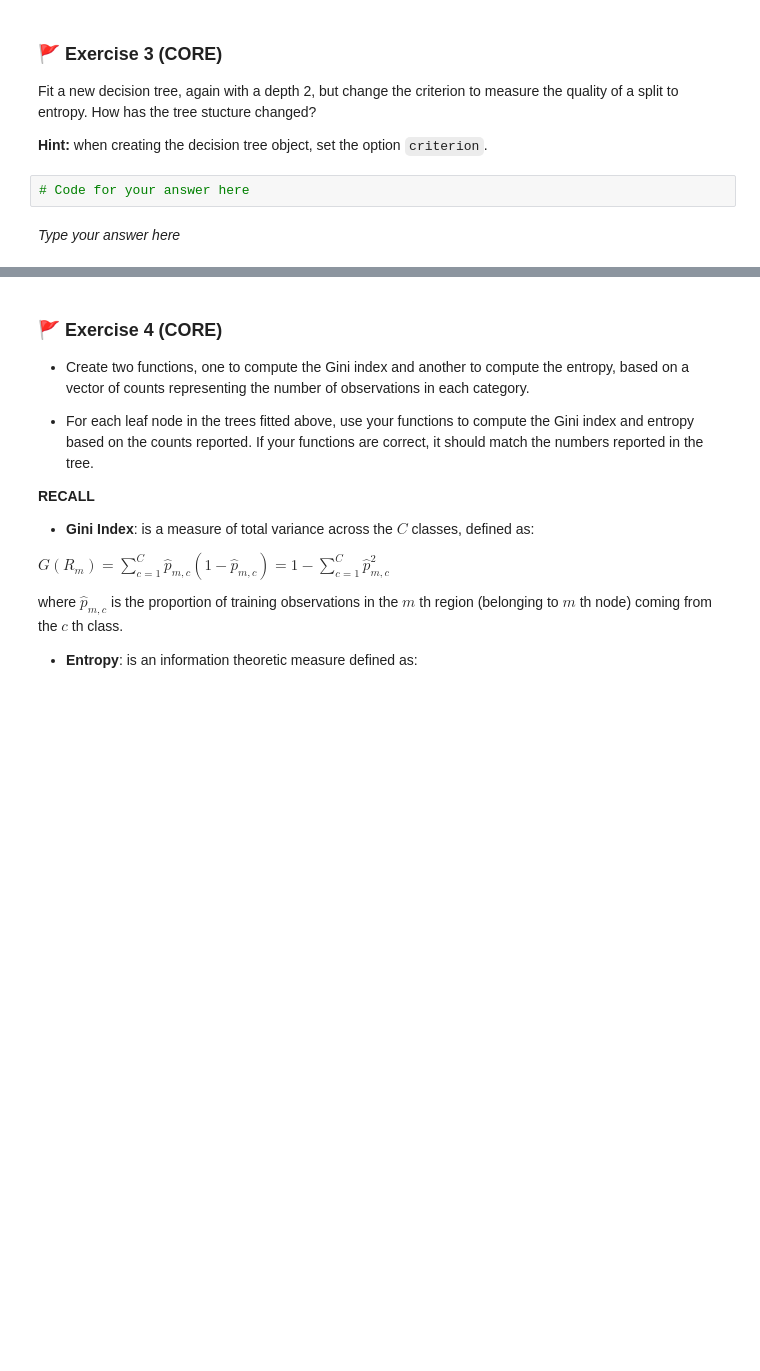
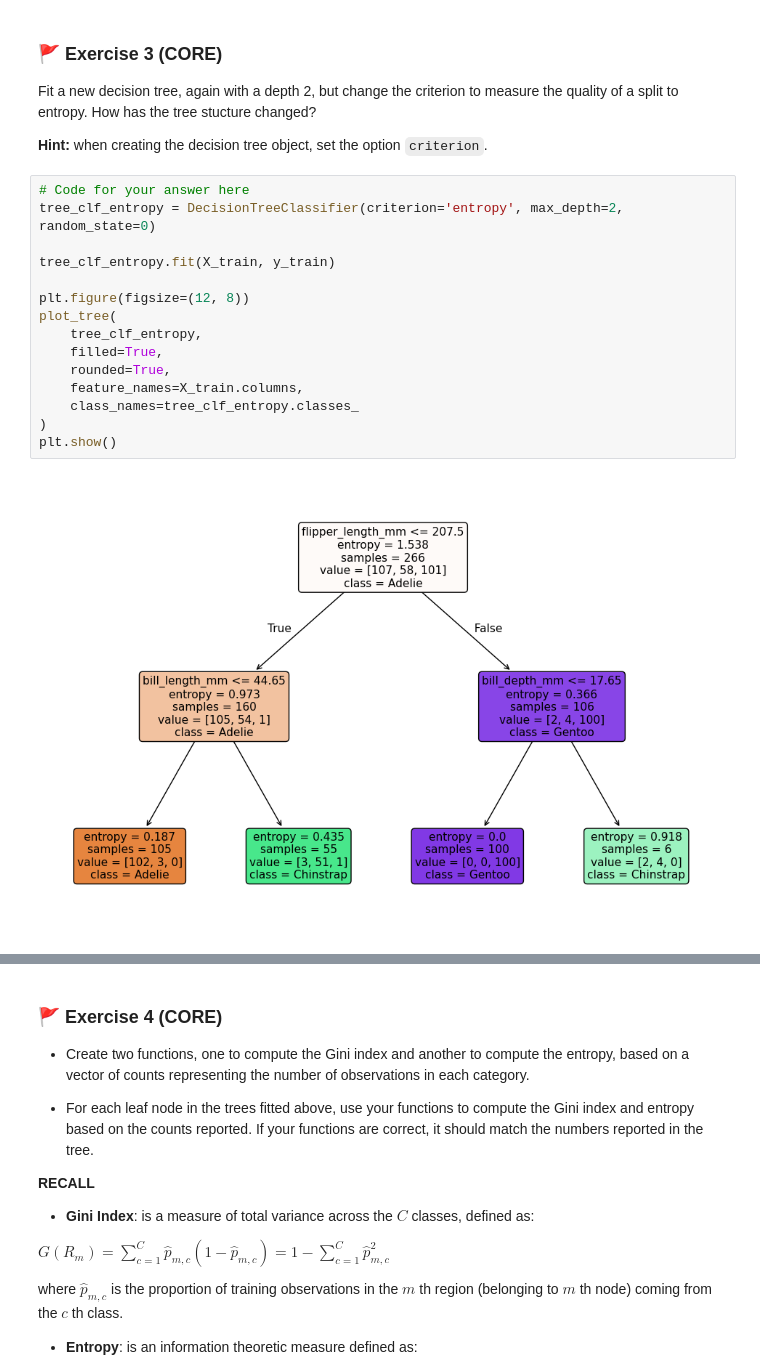
Before and after one commit to zici021129/MLP_2026_week08, a Jupyter notebook: mlp_week08.ipynb, the cells around one changed output, grey strips where cells are left out. Cells and saved outputs as stored; diff of their text form; blank space fills up the shorter version.

```diff
--- a/mlp_week08.ipynb
+++ b/mlp_week08.ipynb
@@ -155,7 +215,20 @@ _Type your answer here_
 Fit a new decision tree, again with a depth 2, but change the criterion to measure the quality of a split to entropy. How has the tree stucture changed?
 
 **Hint:** when creating the decision tree object, set the option `criterion`.
-# %%
-# Code for your answer here
-# %% [markdown]
-_Type your answer here_
+# %%
+# Code for your answer here
+tree_clf_entropy = DecisionTreeClassifier(criterion='entropy', max_depth=2, random_state=0)
+
+tree_clf_entropy.fit(X_train, y_train)
+
+plt.figure(figsize=(12, 8))
+plot_tree(
+    tree_clf_entropy,
+    filled=True,
+    rounded=True,
+    feature_names=X_train.columns,
+    class_names=tree_clf_entropy.classes_
+)
+plt.show()
+# %% [output]
+[figure, added]
```
Also changed, not shown: parts of 33 cells of this notebook.
